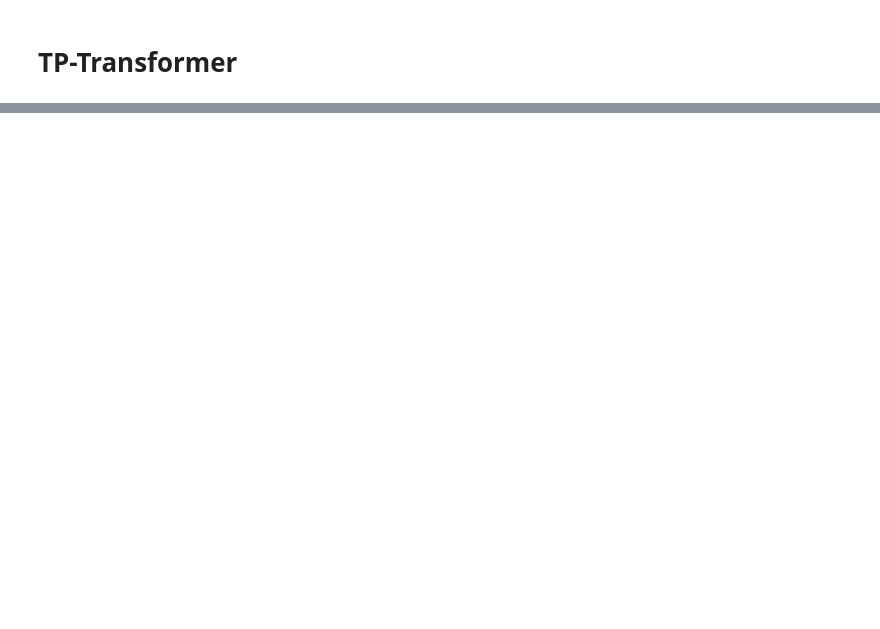
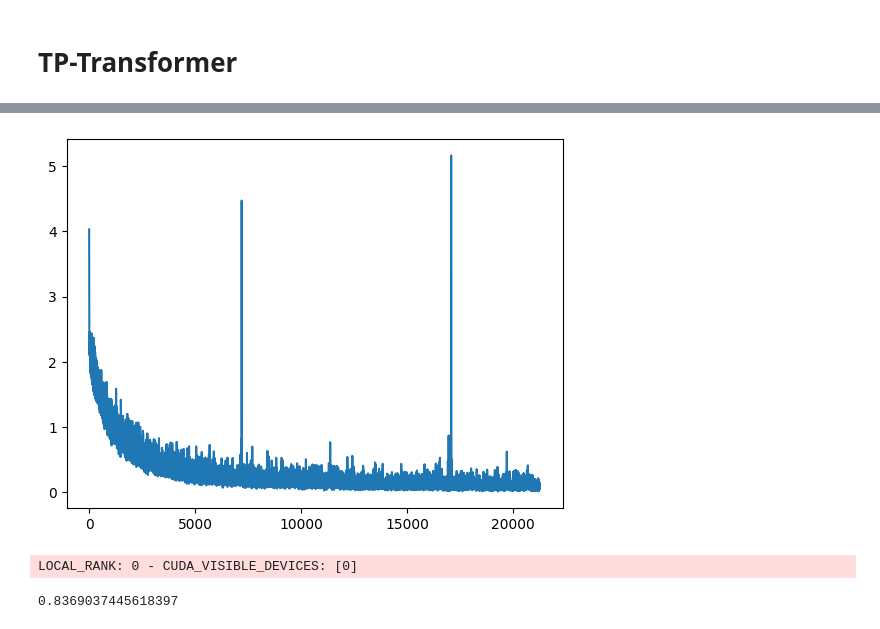
Before and after one commit to stefanoiervese/DL_Project, a Jupyter notebook: DL_Funzionante.ipynb, the cells around one changed output, grey strips where cells are left out. Drawn from its saved outputs; the diff is of its cells as text; code cells hidden in the pictures; blank space fills up the shorter version.

```diff
--- a/DL_Funzionante.ipynb
+++ b/DL_Funzionante.ipynb
@@ -557,0 +904,11 @@ t.load_state_dict(torch.load('/content/drive/MyDrive/modellino.pth'))
+# %%
+import matplotlib.pyplot as plt
+plt.plot(TP_losses)
+plt.grid()
+plt.show()
+# %% [output]
+[figure, added]
+# %%
+TP_trainer.test(TP_t,test_loader)
+# %% [output]
+LOCAL_RANK: 0 - CUDA_VISIBLE_DEVICES: [0]
@@ -558 +924,5 @@ t.load_state_dict(torch.load('/content/drive/MyDrive/modellino.pth'))
+# %%
+sum(TP_acc)/len(TP_acc)
+# %% [output]
+0.8369037445618397
 # %%
```
Also changed, not shown: parts of 30 cells of this notebook.
